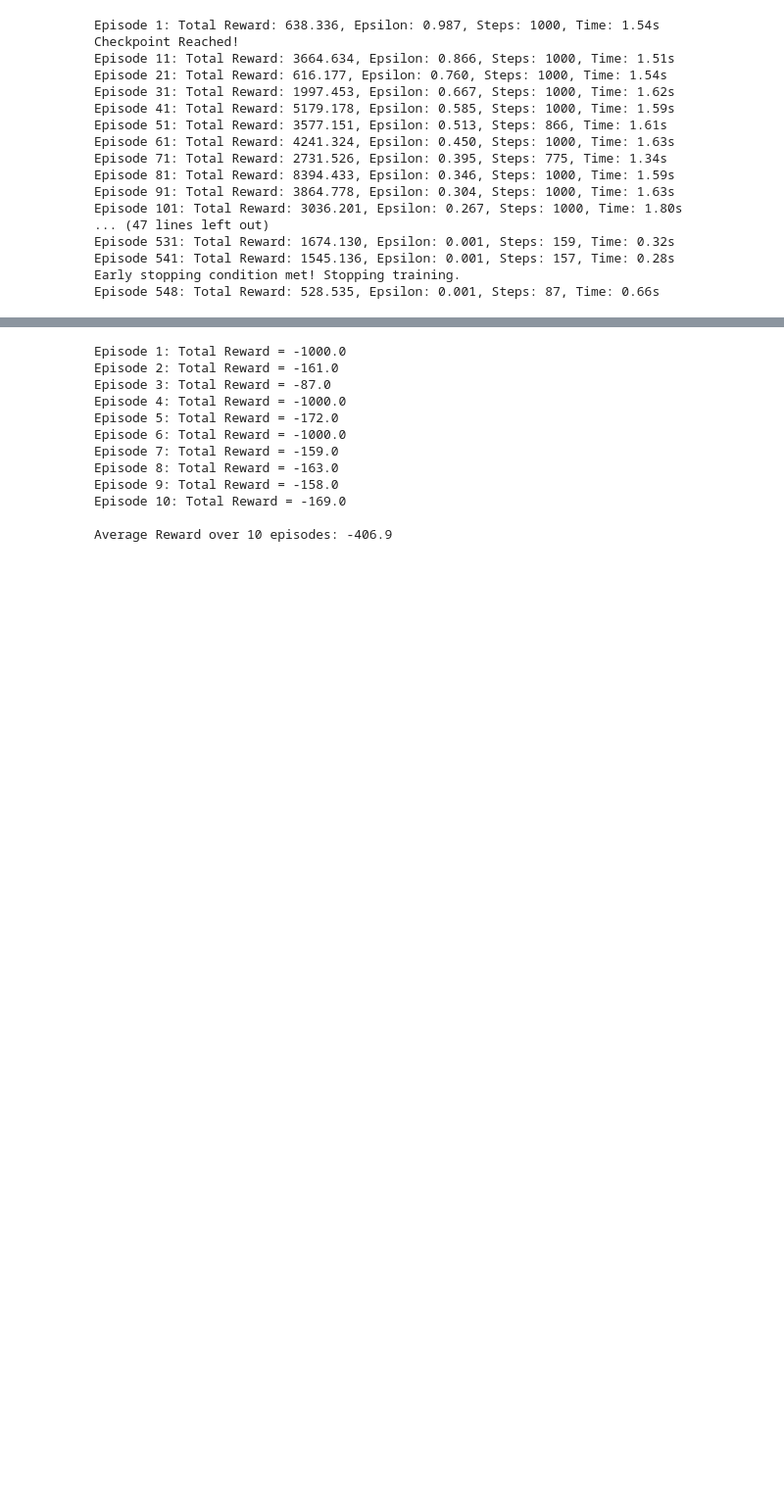
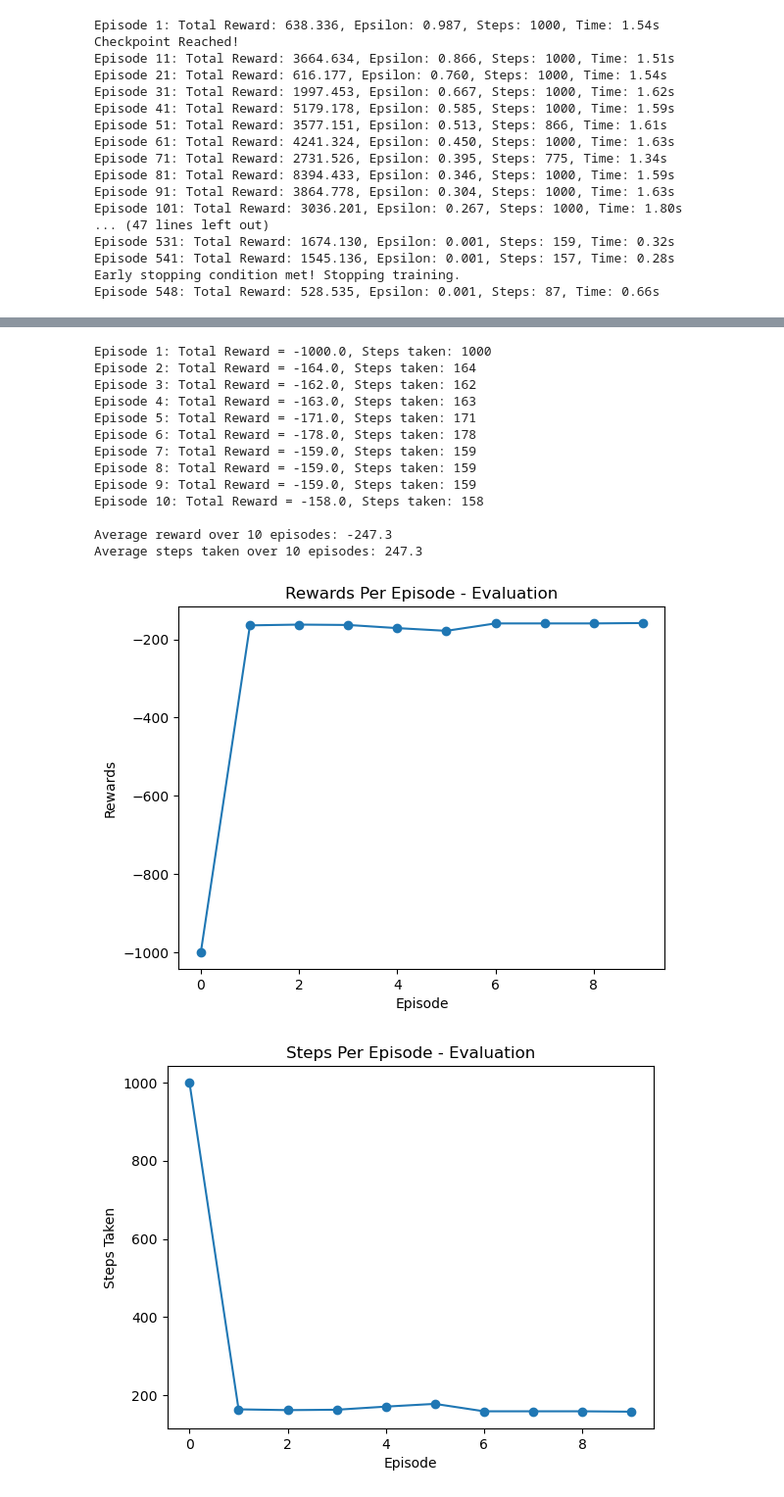
Before and after one commit to vivek-viswam-rv/rl-experiments, a Jupyter notebook: Mountain_Car_DQN.ipynb, the cells around one changed output, grey strips where cells are left out. Shown: that part at 98% size. Saved outputs shown, nothing was run; the diff lists cells and outputs as text; code cells hidden in the pictures; blank space fills up the shorter version.

```diff
--- a/Mountain_Car_DQN.ipynb
+++ b/Mountain_Car_DQN.ipynb
@@ -244,35 +281,63 @@ Episode 548: Total Reward: 528.535, Epsilon: 0.001, Steps: 87, Time: 0.66s
 # %%
+steps_arr = []
 rewards_arr = []
+
+env_name = "MountainCar-v0"
+mountain_env = gym.make(env_name, max_episode_steps=1000, render_mode="rgb_array")
+
+trained_agent = DQNAgent(mountain_env)
+
+device = torch.device("cuda" if torch.cuda.is_available() else "cpu")
+trained_agent.policy_net.load_state_dict(torch.load("dqn_mountain_car_env_v0.pth", map_location=device, weights_only=True))
 
 for episode in range(10):
     obs, _ = mountain_env.reset()
     state = obs
     tot_reward = 0
     episode_over = False
+    steps_taken = 0
 
     while not episode_over:
         with torch.no_grad():
             action = trained_agent.select_greedy_action(state)
         obs, reward, done, truncated, _ = mountain_env.step(action)
         episode_over = done or truncated
         state = np.array(obs, dtype=np.float32)
+        steps_taken +=1
         tot_reward += reward
     rewards_arr.append(tot_reward)
-    print(f"Episode {episode + 1}: Total Reward = {tot_reward}")
+    steps_arr.append(steps_taken)
+    print(f"Episode {episode + 1}: Total Reward = {tot_reward}, Steps taken: {steps_taken}")
 
-# Average reward
-avg_reward = np.mean(rewards_arr)
-print(f"\nAverage Reward over 10 episodes: {avg_reward}")
+print(f"\nAverage reward over 10 episodes: {np.mean(rewards_arr)}")
+print(f"Average steps taken over 10 episodes: {np.mean(steps_arr)}\n")
+
+plt.plot(rewards_arr, marker="o")
+plt.title("Rewards Per Episode - Evaluation")
+plt.xlabel("Episode")
+plt.ylabel("Rewards")
+
+plt.show()
+
+plt.plot(steps_arr, marker="o")
+plt.title("Steps Per Episode - Evaluation")
+plt.xlabel("Episode")
+plt.ylabel("Steps Taken")
+
+plt.show()
 # %% [output]
-Episode 1: Total Reward = -1000.0
-Episode 2: Total Reward = -161.0
-Episode 3: Total Reward = -87.0
-Episode 4: Total Reward = -1000.0
-Episode 5: Total Reward = -172.0
-Episode 6: Total Reward = -1000.0
-Episode 7: Total Reward = -159.0
-Episode 8: Total Reward = -163.0
-Episode 9: Total Reward = -158.0
-Episode 10: Total Reward = -169.0
+Episode 1: Total Reward = -1000.0, Steps taken: 1000
+Episode 2: Total Reward = -164.0, Steps taken: 164
+Episode 3: Total Reward = -162.0, Steps taken: 162
+Episode 4: Total Reward = -163.0, Steps taken: 163
+Episode 5: Total Reward = -171.0, Steps taken: 171
+Episode 6: Total Reward = -178.0, Steps taken: 178
+Episode 7: Total Reward = -159.0, Steps taken: 159
+Episode 8: Total Reward = -159.0, Steps taken: 159
+Episode 9: Total Reward = -159.0, Steps taken: 159
+Episode 10: Total Reward = -158.0, Steps taken: 158
 
-Average Reward over 10 episodes: -406.9
+Average reward over 10 episodes: -247.3
+Average steps taken over 10 episodes: 247.3
+[figure, added]
+[figure, added]
```
Also changed, not shown: parts of 7 cells of this notebook.
